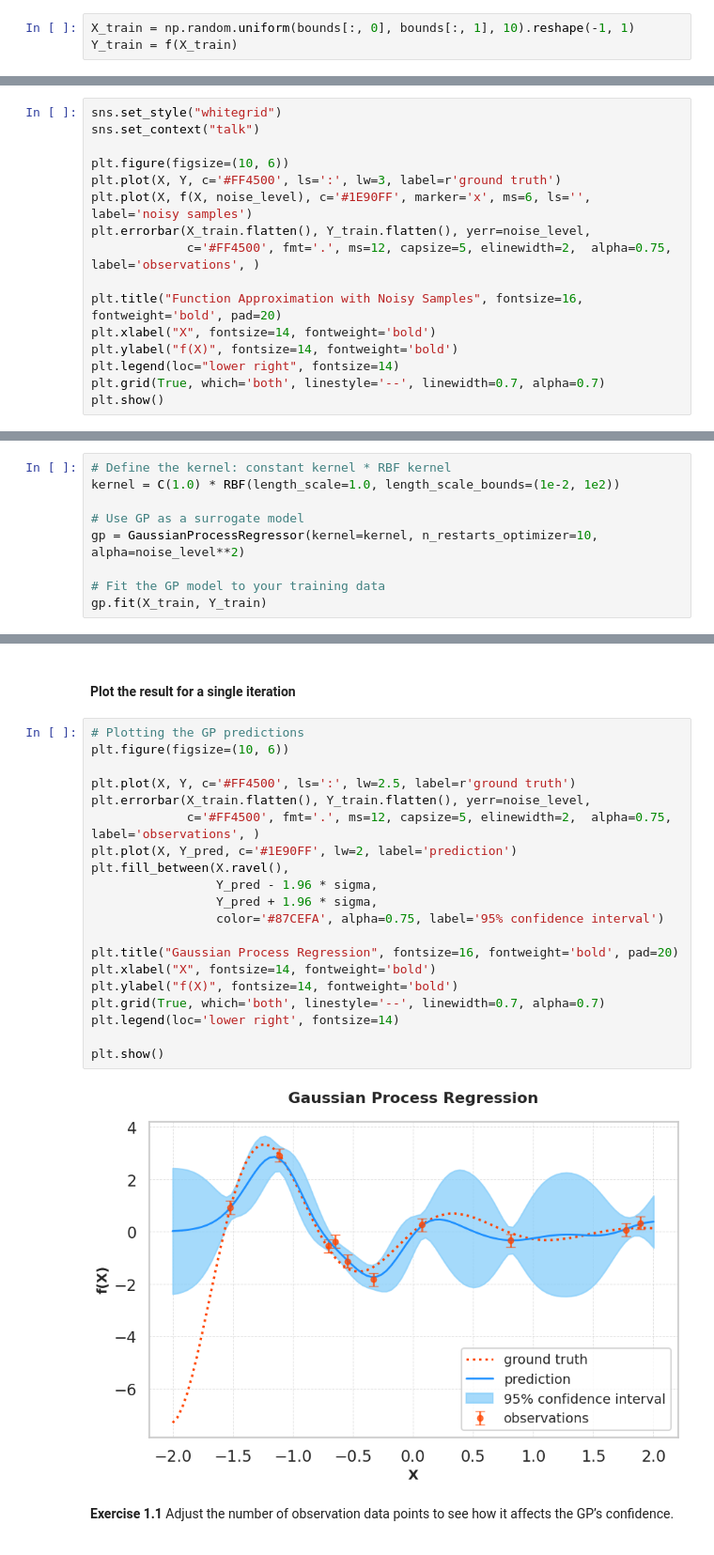
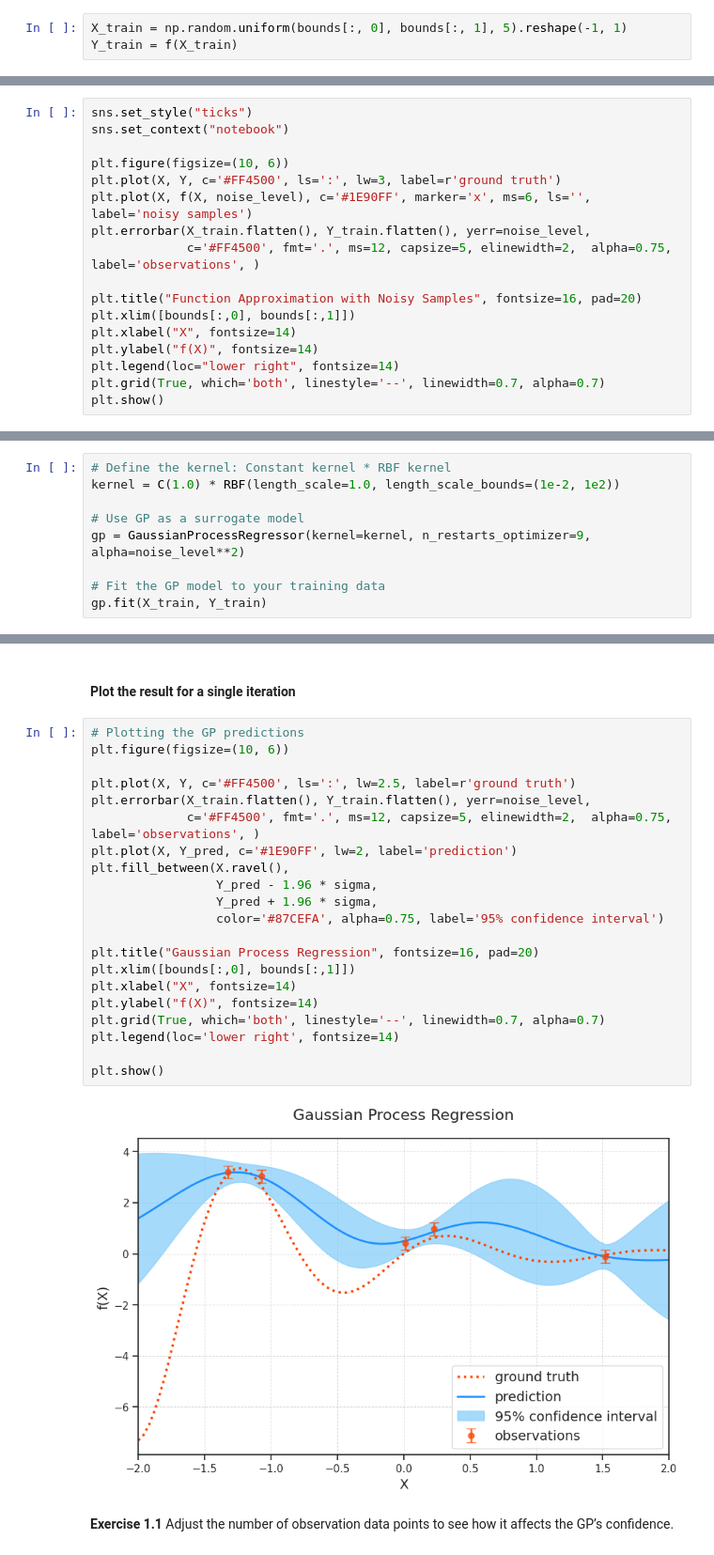
Before and after one commit to ritzann/2024-thrill-school-gp-bo, a Jupyter notebook: my_notebooks/1-BO-GP-I.ipynb, the cells around one changed output, grey strips where cells are left out. Shown at 94% size. Saved outputs shown, nothing was run; the diff lists cells and outputs as text.

Commit message:
update plots; add expected improvement

```diff
--- a/my_notebooks/1-BO-GP-I.ipynb
+++ b/my_notebooks/1-BO-GP-I.ipynb
@@ -61,11 +61,11 @@ Let's say our training data has 10 initial samples (observations).
 # %%
-X_train = np.random.uniform(bounds[:, 0], bounds[:, 1], 10).reshape(-1, 1)
+X_train = np.random.uniform(bounds[:, 0], bounds[:, 1], 5).reshape(-1, 1)
 Y_train = f(X_train)
 # %% [markdown]
 We then plot the ground truth (objective) function without noise, the noisy samples, and the initial observation points.
 # %%
-sns.set_style("whitegrid")
-sns.set_context("talk")
+sns.set_style("ticks")
+sns.set_context("notebook")
 
 plt.figure(figsize=(10, 6))
 plt.plot(X, Y, c='#FF4500', ls=':', lw=3, label=r'ground truth')
@@ -73,9 +73,10 @@ plt.plot(X, f(X, noise_level), c='#1E90FF', marker='x', ms=6, ls='', label='nois
 plt.errorbar(X_train.flatten(), Y_train.flatten(), yerr=noise_level,
              c='#FF4500', fmt='.', ms=12, capsize=5, elinewidth=2,  alpha=0.75, label='observations', )
 
-plt.title("Function Approximation with Noisy Samples", fontsize=16, fontweight='bold', pad=20)
-plt.xlabel("X", fontsize=14, fontweight='bold')
-plt.ylabel("f(X)", fontsize=14, fontweight='bold')
+plt.title("Function Approximation with Noisy Samples", fontsize=16, pad=20)
+plt.xlim([bounds[:,0], bounds[:,1]])
+plt.xlabel("X", fontsize=14)
+plt.ylabel("f(X)", fontsize=14)
 plt.legend(loc="lower right", fontsize=14)
 plt.grid(True, which='both', linestyle='--', linewidth=0.7, alpha=0.7)
 plt.show()
@@ -90,9 +91,9 @@ Define a Gaussian Process model with combined effect of multiple kernels and the
 # %%
-# Define the kernel: constant kernel * RBF kernel
+# Define the kernel: Constant kernel * RBF kernel
 kernel = C(1.0) * RBF(length_scale=1.0, length_scale_bounds=(1e-2, 1e2))
 
 # Use GP as a surrogate model
-gp = GaussianProcessRegressor(kernel=kernel, n_restarts_optimizer=10, alpha=noise_level**2)
+gp = GaussianProcessRegressor(kernel=kernel, n_restarts_optimizer=9, alpha=noise_level**2)
 
 # Fit the GP model to your training data
 gp.fit(X_train, Y_train)
@@ -114,25 +113,26 @@ Above: _y_pred_ is the mean prediction and _sigma_ would be the standard deviati
 # %%
 # Plotting the GP predictions
 plt.figure(figsize=(10, 6))
 
 plt.plot(X, Y, c='#FF4500', ls=':', lw=2.5, label=r'ground truth')
 plt.errorbar(X_train.flatten(), Y_train.flatten(), yerr=noise_level,
              c='#FF4500', fmt='.', ms=12, capsize=5, elinewidth=2,  alpha=0.75, label='observations', )
 plt.plot(X, Y_pred, c='#1E90FF', lw=2, label='prediction')
 plt.fill_between(X.ravel(),
                  Y_pred - 1.96 * sigma,
                  Y_pred + 1.96 * sigma,
                  color='#87CEFA', alpha=0.75, label='95% confidence interval')
 
-plt.title("Gaussian Process Regression", fontsize=16, fontweight='bold', pad=20)
-plt.xlabel("X", fontsize=14, fontweight='bold')
-plt.ylabel("f(X)", fontsize=14, fontweight='bold')
+plt.title("Gaussian Process Regression", fontsize=16, pad=20)
+plt.xlim([bounds[:,0], bounds[:,1]])
+plt.xlabel("X", fontsize=14)
+plt.ylabel("f(X)", fontsize=14)
 plt.grid(True, which='both', linestyle='--', linewidth=0.7, alpha=0.7)
 plt.legend(loc='lower right', fontsize=14)
 
 plt.show()
 # %% [output]
-[figure, old version]
+[figure, new version]
 # %% [markdown]
 **Exercise 1.1** Adjust the number of observation data points to see how it affects the GP’s confidence.
 # %% [markdown]
```
Also changed, not shown: parts of 16 cells of this notebook.
